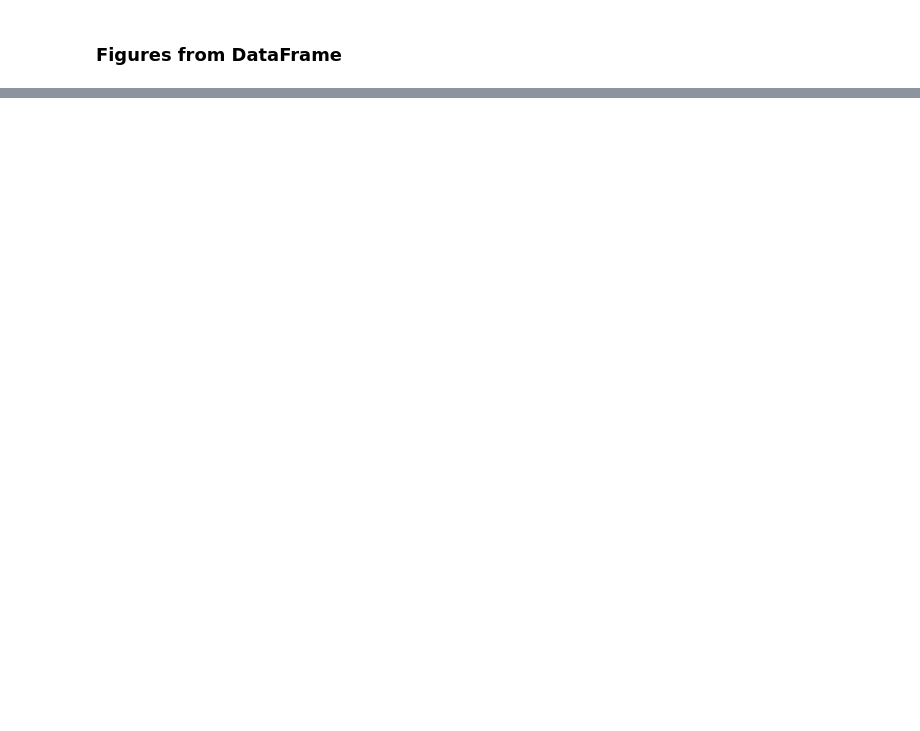
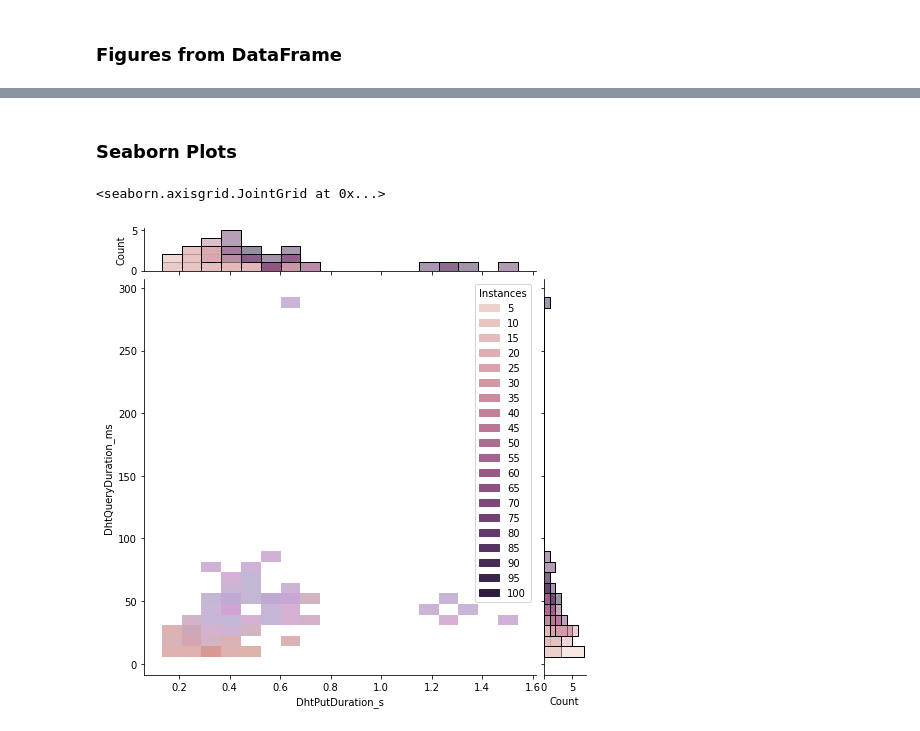
Before and after one commit to gipplab/bc_p2p, a Jupyter notebook: src/go/bc_dht/data/notebook/docker.ipynb, the cells around one changed output, grey strips where cells are left out. Cells and saved outputs as stored; diff of their text form; code cells hidden in the pictures; blank space fills up the shorter version.

```diff
--- a/src/go/bc_dht/data/notebook/docker.ipynb
+++ b/src/go/bc_dht/data/notebook/docker.ipynb
@@ -154,0 +183,7 @@ NameError: name 'plt' is not defined
+# %% [markdown]
+### Seaborn Plots
+# %%
+sns.jointplot(data=my_data_frame, x="DhtPutDuration_s", y="DhtQueryDuration_ms", hue="Instances", kind="hist", height=7, ratio=8, marginal_ticks=True)
+# %% [output]
+<seaborn.axisgrid.JointGrid at 0x...>
+[figure, added]
```
Also changed, not shown: parts of 7 cells of this notebook.
